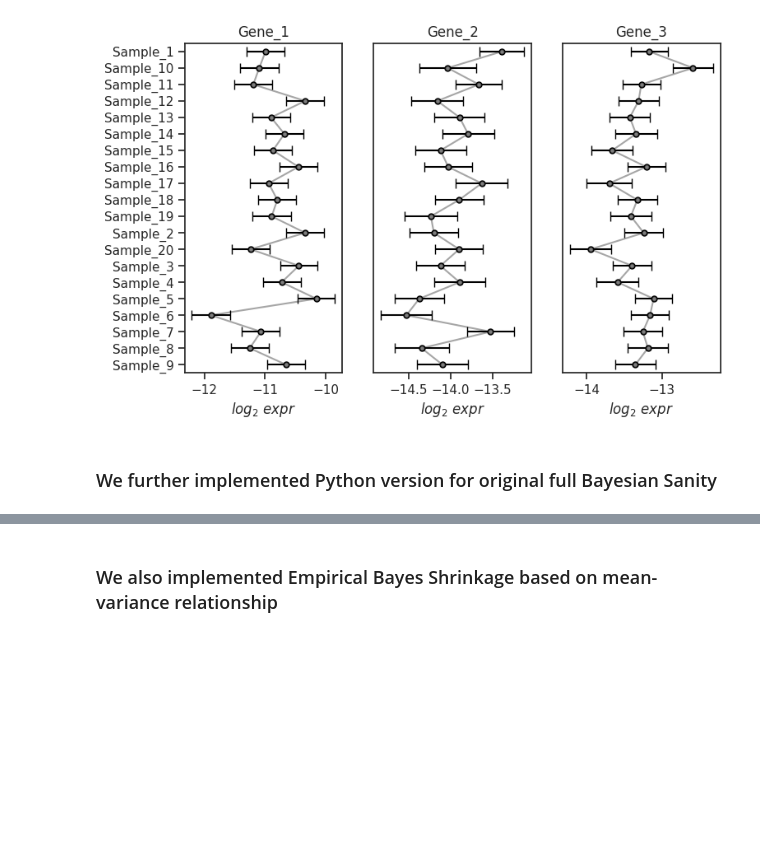
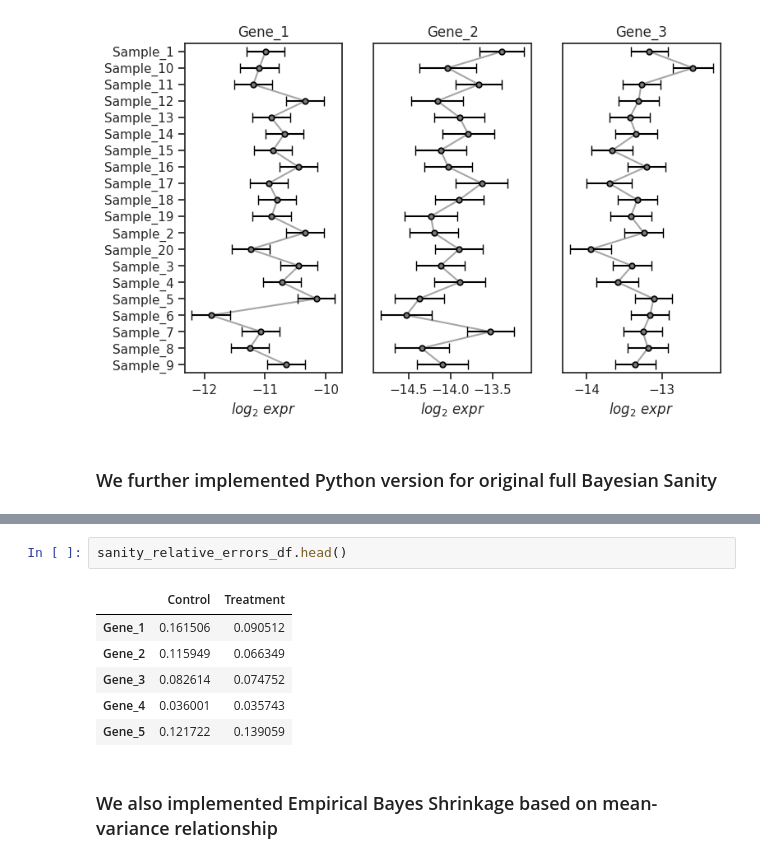
Before and after one commit to zavolanlab/zavolab_pyutils, a Jupyter notebook: test_module.ipynb, the cells around one changed output, grey strips where cells are left out. Drawn from its saved outputs; the diff is of its cells as text; blank space fills up the shorter version.

```diff
--- a/test_module.ipynb
+++ b/test_module.ipynb
@@ -526,3 +528,12 @@ FDR is 0.0, 10repl
+# %%
+sanity_relative_errors_df.head()
+# %% [output]
+|  | Control | Treatment |
+| Gene_1 | 0.161506 | 0.090512 |
+| Gene_2 | 0.115949 | 0.066349 |
+| Gene_3 | 0.082614 | 0.074752 |
+| Gene_4 | 0.036001 | 0.035743 |
+| Gene_5 | 0.121722 | 0.139059 |
 # %% [markdown]
 ### We also implemented Empirical Bayes Shrinkage based on mean-variance relationship
 # %%
```
Also changed, not shown: parts of 18 cells of this notebook, 33 other files.
